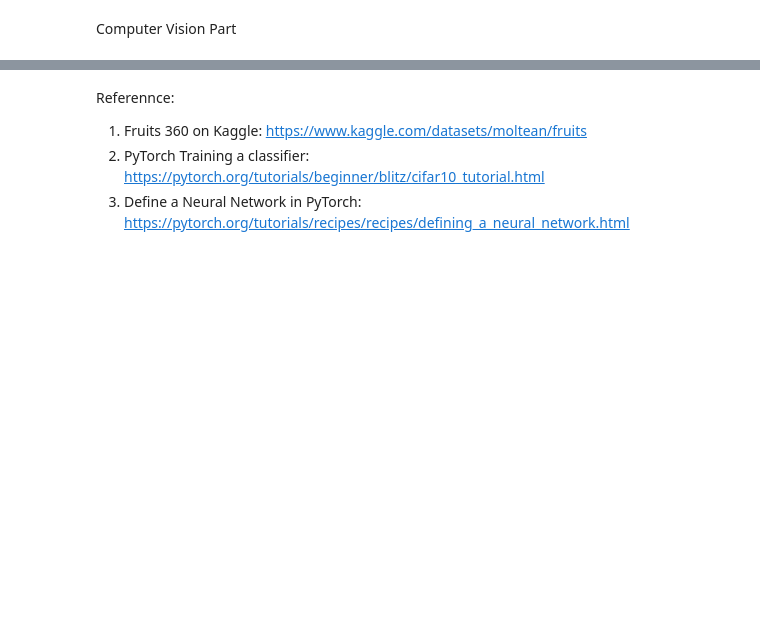
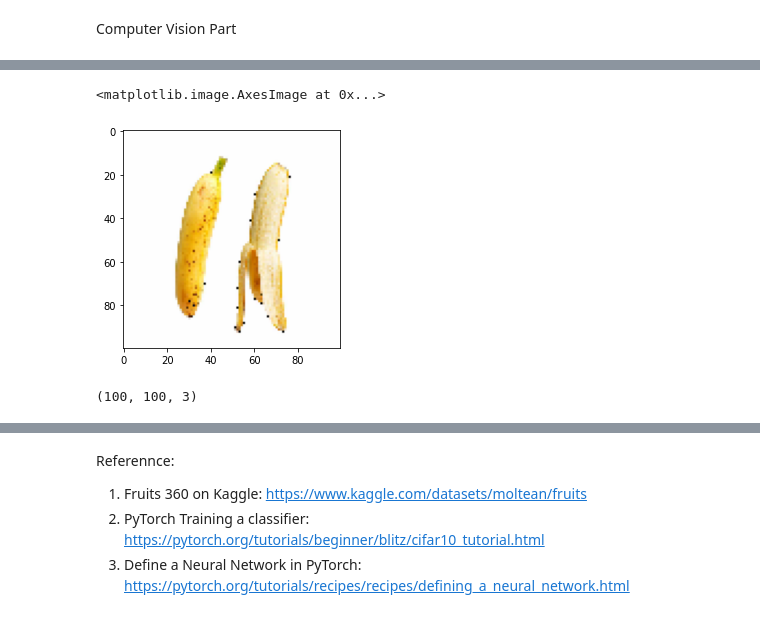
Before and after one commit to JODGEW/Fruit-Classification, a Jupyter notebook: classification.ipynb, the cells around one changed output, grey strips where cells are left out. Drawn from its saved outputs; the diff is of its cells as text; code cells hidden in the pictures; blank space fills up the shorter version.

```diff
--- a/classification.ipynb
+++ b/classification.ipynb
@@ -464,0 +468,11 @@ Text(0.5, 1.0, 'Fruits')
+# %%
+masked_image = np.copy(img)
+masked_image[mask != 0] = [0, 0, 0]
+plt.imshow(masked_image)
+# %% [output]
+<matplotlib.image.AxesImage at 0x...>
+[figure, added]
+# %%
+img.shape
+# %% [output]
+(100, 100, 3)
```
Also changed, not shown: parts of 12 cells of this notebook, 5 other files.
